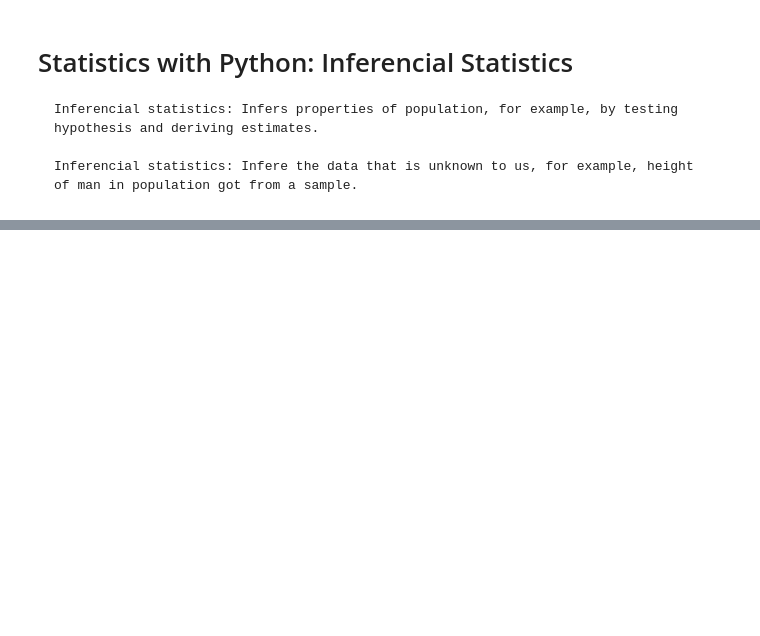
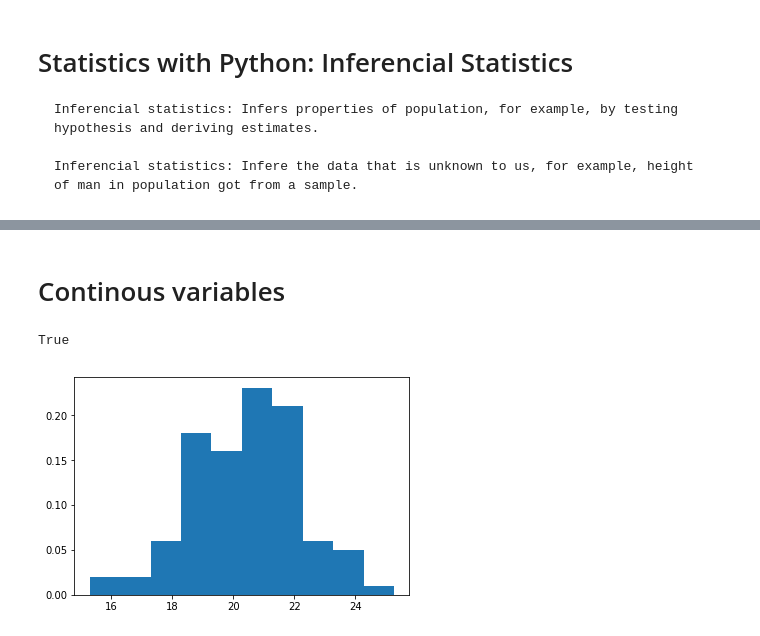
Before and after one commit to danielczz/Statistics-powered-by-Python, a Jupyter notebook: Statistics_Numpy_&_Pandas.ipynb, the cells around one changed output, grey strips where cells are left out. Cells and saved outputs as stored; diff of their text form; code cells hidden in the pictures; blank space fills up the shorter version.

```diff
--- a/Statistics_Numpy_&_Pandas.ipynb
+++ b/Statistics_Numpy_&_Pandas.ipynb
@@ -423,0 +493,22 @@ estimates =
+# %% [markdown]
+# Continous variables
+# %%
+# Continous variables
+mean_value = 20
+std_dev = 2
+
+# Creation of random sample for a normal distribution
+h = sorted(np.random.normal(mean_value, std_dev, 100))
+
+# Verification for mean_value and h
+verification = abs(mean_value-np.mean(h)) < 2
+print(verification)
+# %% [output]
+True
+# %%
+# Plotting it
+_= plt.hist(h, normed = True)
+
+# Conclusions: The data is under bins and we encounter a "continous" flow of data.
+# %% [output]
+[figure, added]
```
Also changed, not shown: parts of 37 cells of this notebook, 1 other file.
